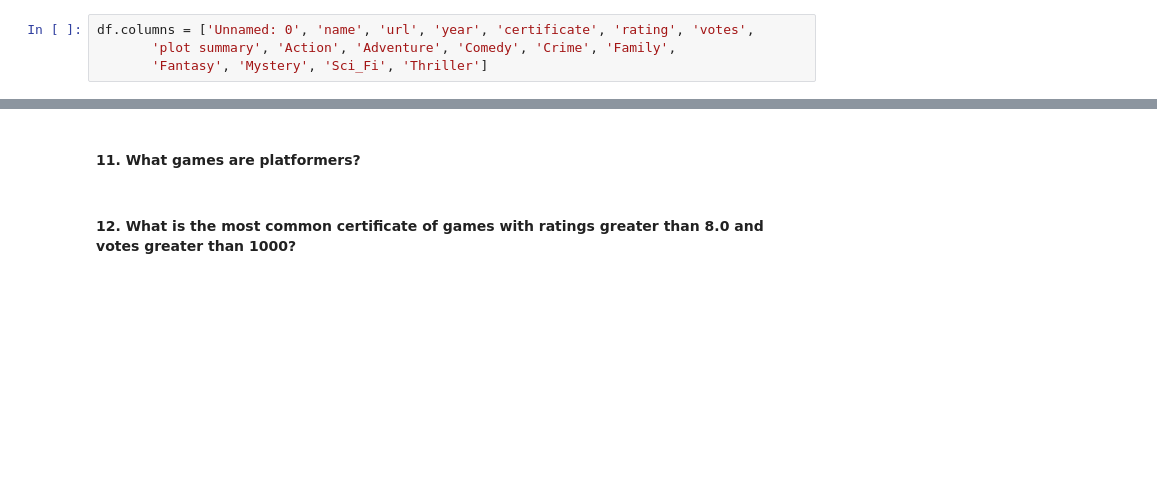
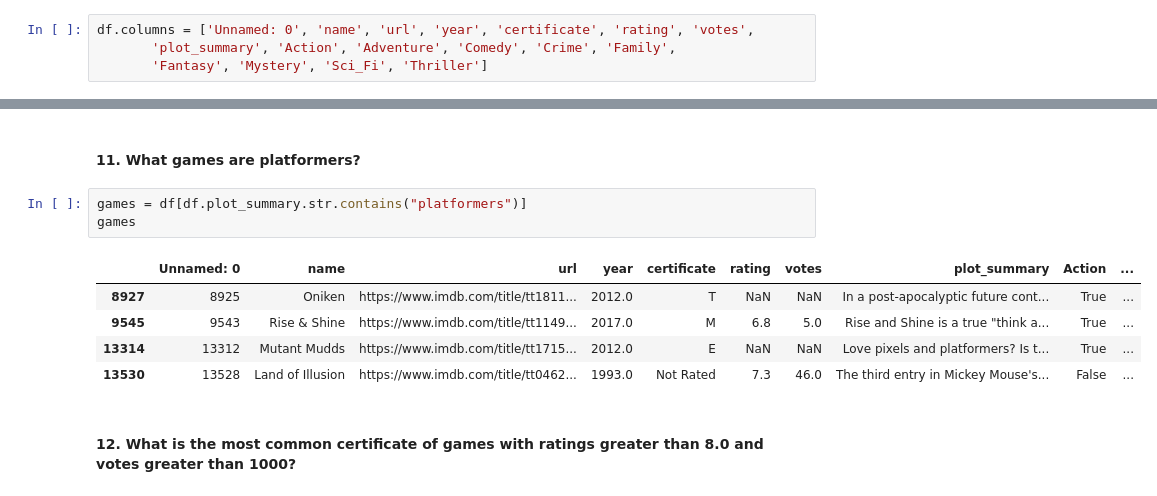
Before and after one commit to kayleeodom/cis277-fa22-Lab3, a Jupyter notebook: lab.ipynb, the cells around one changed output, grey strips where cells are left out. Drawn from its saved outputs; the diff is of its cells as text; blank space fills up the shorter version.

```diff
--- a/lab.ipynb
+++ b/lab.ipynb
@@ -102,6 +102,6 @@ Clean and fix Sci-fi name
 # %%
 df.columns = ['Unnamed: 0', 'name', 'url', 'year', 'certificate', 'rating', 'votes',
-       'plot summary', 'Action', 'Adventure', 'Comedy', 'Crime', 'Family',
+       'plot_summary', 'Action', 'Adventure', 'Comedy', 'Crime', 'Family',
        'Fantasy', 'Mystery', 'Sci_Fi', 'Thriller']
 # %% [markdown]
 #### Questions
@@ -255,5 +296,14 @@ df.groupby('year').votes
 # %% [markdown]
 #### 11. What games are platformers?
+# %%
+games = df[df.plot_summary.str.contains("platformers")]
+games
+# %% [output]
+|  | Unnamed: 0 | name | url | year | certificate | rating | votes | plot_summary | Action | ... |
+| 8927 | 8925 | Oniken | https://www.imdb.com/title/tt1811... | 2012.0 | T | NaN | NaN | In a post-apocalyptic future cont... | True | ... |
+| 9545 | 9543 | Rise & Shine | https://www.imdb.com/title/tt1149... | 2017.0 | M | 6.8 | 5.0 | Rise and Shine is a true "think a... | True | ... |
+| 13314 | 13312 | Mutant Mudds | https://www.imdb.com/title/tt1715... | 2012.0 | E | NaN | NaN | Love pixels and platformers? Is t... | True | ... |
+| 13530 | 13528 | Land of Illusion | https://www.imdb.com/title/tt0462... | 1993.0 | Not Rated | 7.3 | 46.0 | The third entry in Mickey Mouse's... | False | ... |
 # %% [markdown]
 #### 12. What is the most common certificate of games with ratings greater than 8.0 and votes greater than 1000?
 # %% [markdown]
```
Also changed, not shown: parts of 10 cells of this notebook.
